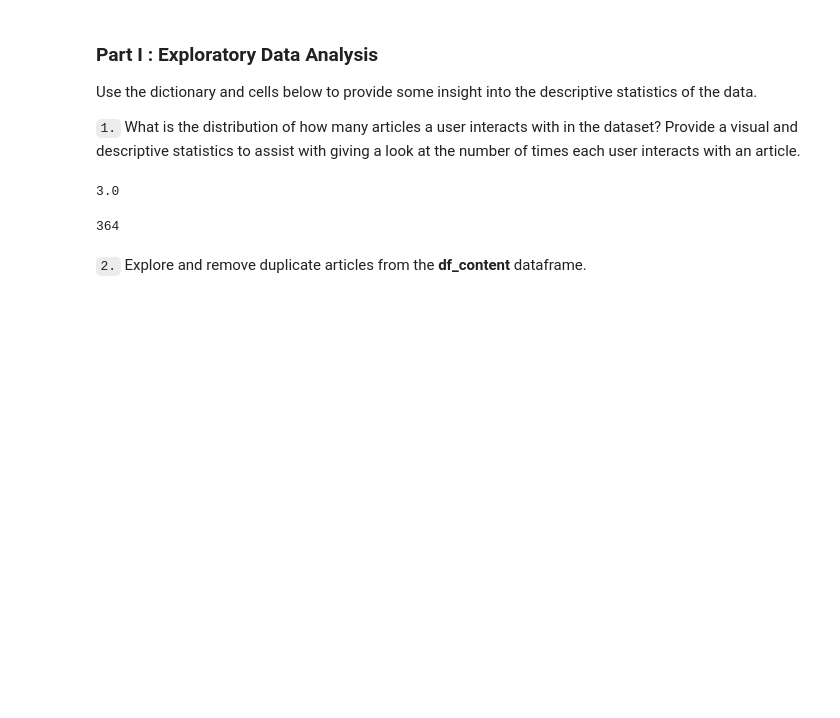
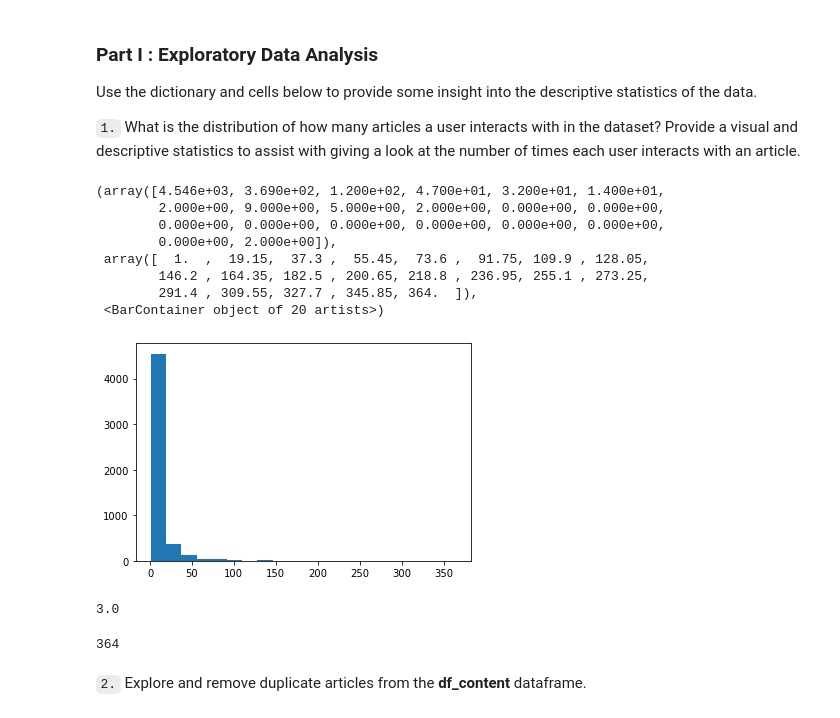
Before and after one commit to manifolded/right-article-right-reader, a Jupyter notebook: Recommendations_with_IBM.ipynb, the cells around one changed output. Drawn from its saved outputs; the diff is of its cells as text; code cells hidden in the pictures; blank space fills up the shorter version.

```diff
--- a/Recommendations_with_IBM.ipynb
+++ b/Recommendations_with_IBM.ipynb
@@ -52,13 +54,27 @@ Use the dictionary and cells below to provide some insight into the descriptive
 
 `1.` What is the distribution of how many articles a user interacts with in the dataset?  Provide a visual and descriptive statistics to assist with giving a look at the number of times each user interacts with an article.
 # %%
-np.median(df['email'].value_counts().values)
+user_counts = df['email'].value_counts().values
-# %% [output]
-3.0
-# %%
-np.max(df['email'].value_counts().values)
-# %% [output]
-364
+# %%
+plt.hist(user_counts, bins=20)
+# %% [output]
+(array([4.546e+03, 3.690e+02, 1.200e+02, 4.700e+01, 3.200e+01, 1.400e+01,
+        2.000e+00, 9.000e+00, 5.000e+00, 2.000e+00, 0.000e+00, 0.000e+00,
+        0.000e+00, 0.000e+00, 0.000e+00, 0.000e+00, 0.000e+00, 0.000e+00,
+        0.000e+00, 2.000e+00]),
+ array([  1.  ,  19.15,  37.3 ,  55.45,  73.6 ,  91.75, 109.9 , 128.05,
+        146.2 , 164.35, 182.5 , 200.65, 218.8 , 236.95, 255.1 , 273.25,
+        291.4 , 309.55, 327.7 , 345.85, 364.  ]),
+ <BarContainer object of 20 artists>)
+[figure, added]
+# %%
+np.median(user_counts)
+# %% [output]
+3.0
+# %%
+np.max(user_counts)
+# %% [output]
+364
 # %%
 # Fill in the median and maximum number of user_article interactios below
 
```
Also changed, not shown: parts of 16 cells of this notebook.
